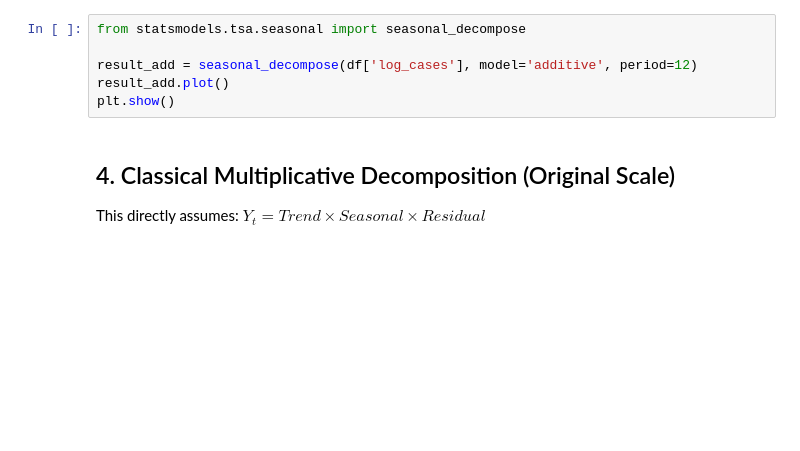
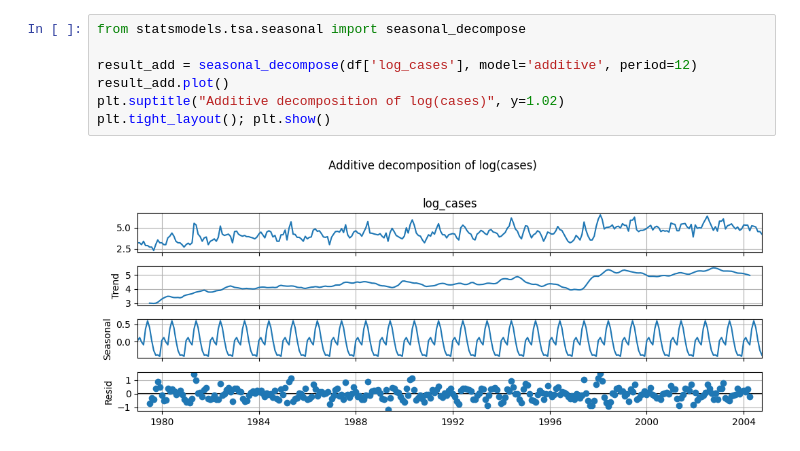
Before and after one commit to ShamsaraE/time-series-medicine-biology, a Jupyter notebook: teaching/02_malaria_cases_multiplicative_model.ipynb, the cells around one changed output. Cells and saved outputs as stored; diff of their text form; blank space fills up the shorter version.

```diff
--- a/teaching/02_malaria_cases_multiplicative_model.ipynb
+++ b/teaching/02_malaria_cases_multiplicative_model.ipynb
@@ -68,11 +86,9 @@ Multiplicative structure becomes additive after log transform.
 # %%
 from statsmodels.tsa.seasonal import seasonal_decompose
 
 result_add = seasonal_decompose(df['log_cases'], model='additive', period=12)
 result_add.plot()
-plt.show()
+plt.suptitle("Additive decomposition of log(cases)", y=1.02)
+plt.tight_layout(); plt.show()
+# %% [output]
+[figure, added]
-# %% [markdown]
-## 4. Classical Multiplicative Decomposition (Original Scale)
-
-This directly assumes:
-$Y_t = Trend × Seasonal × Residual$
```
Also changed, not shown: parts of 19 cells of this notebook, 3 other files.
